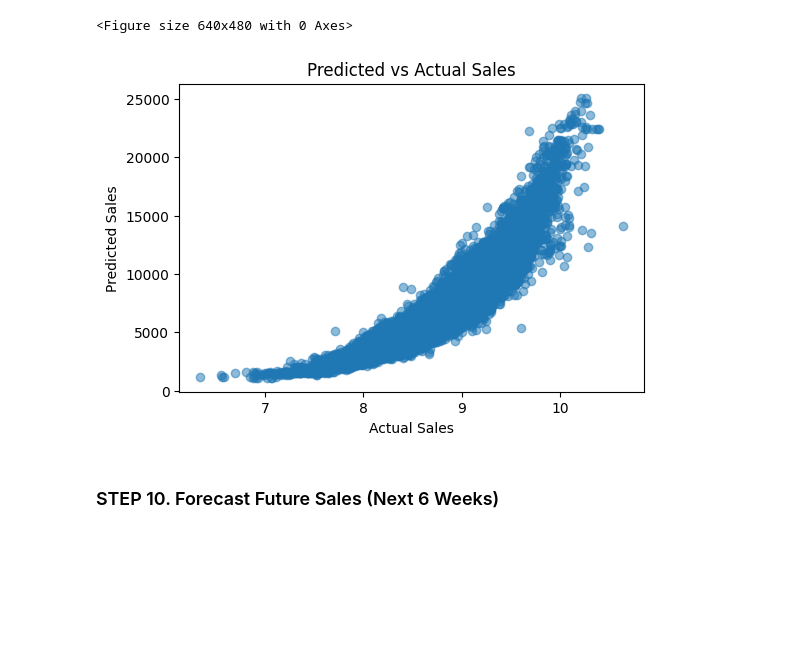
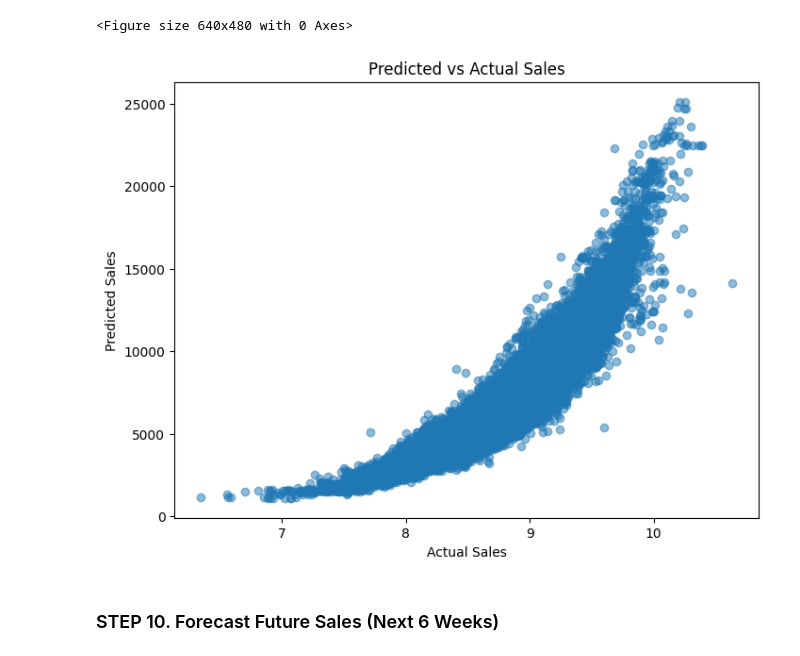
Before and after one commit to coolhead/sales-forecasting, a Jupyter notebook: notebooks/sales_forecasting_RaghavendraSiddappa.ipynb, the cells around one changed output. Drawn from its saved outputs; the diff is of its cells as text; code cells hidden in the pictures; blank space fills up the shorter version.

```diff
--- a/notebooks/sales_forecasting_RaghavendraSiddappa.ipynb
+++ b/notebooks/sales_forecasting_RaghavendraSiddappa.ipynb
@@ -208,14 +208,14 @@ Promo
 Name: Sales, dtype: float64
 <Figure size 640x480 with 0 Axes>
 # %%
-plt.figure(figsize=(6,4))
+plt.figure(figsize=(8,6))
 plt.scatter(y_test, y_pred, alpha=0.5)
 plt.xlabel("Actual Sales")
 plt.ylabel("Predicted Sales")
 plt.title("Predicted vs Actual Sales")
 plt.savefig("../assets/prediction_scatter_plot.png")
 # %% [output]
-[figure, old version]
+[figure, new version]
 # %% [markdown]
 ### STEP 10. Forecast Future Sales (Next 6 Weeks)
 # %%
```
Also changed, not shown: parts of 1 cell of this notebook, 1 other file.
